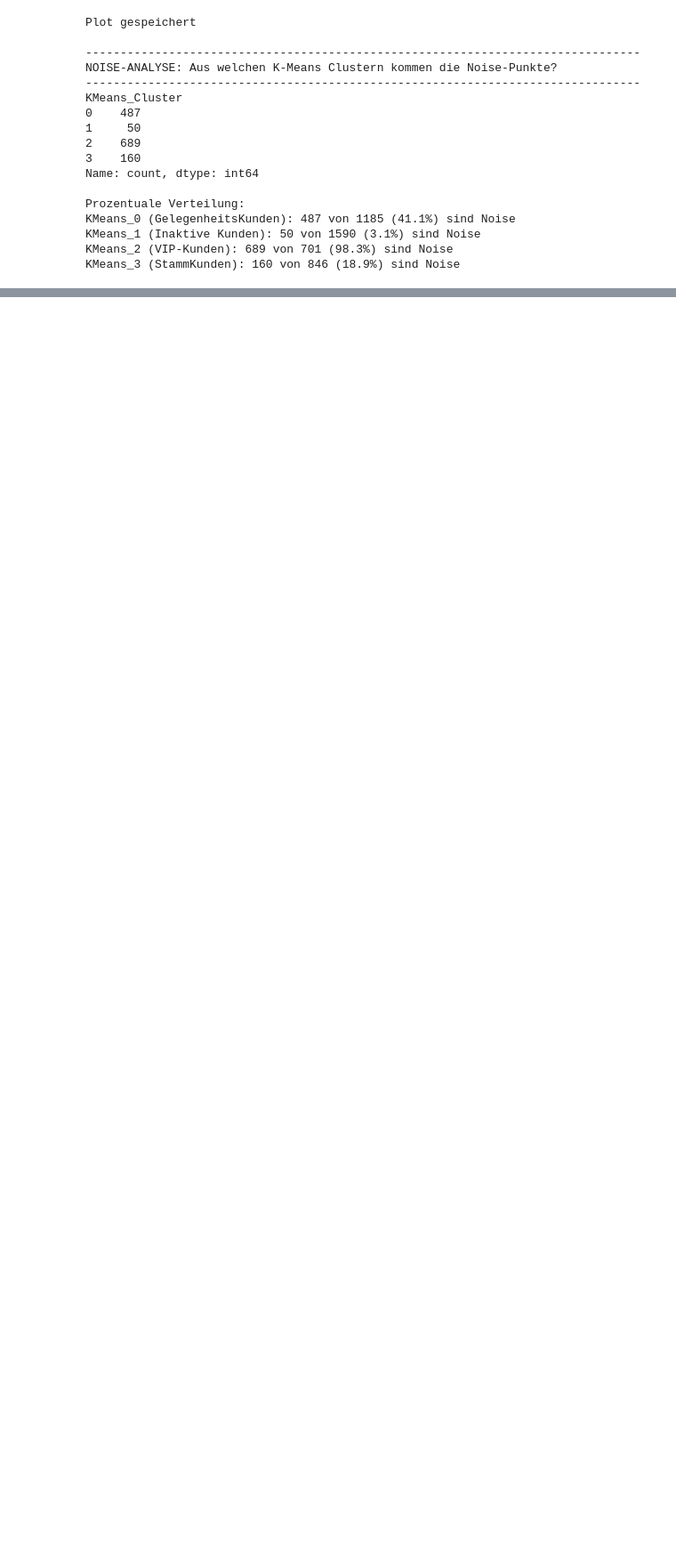
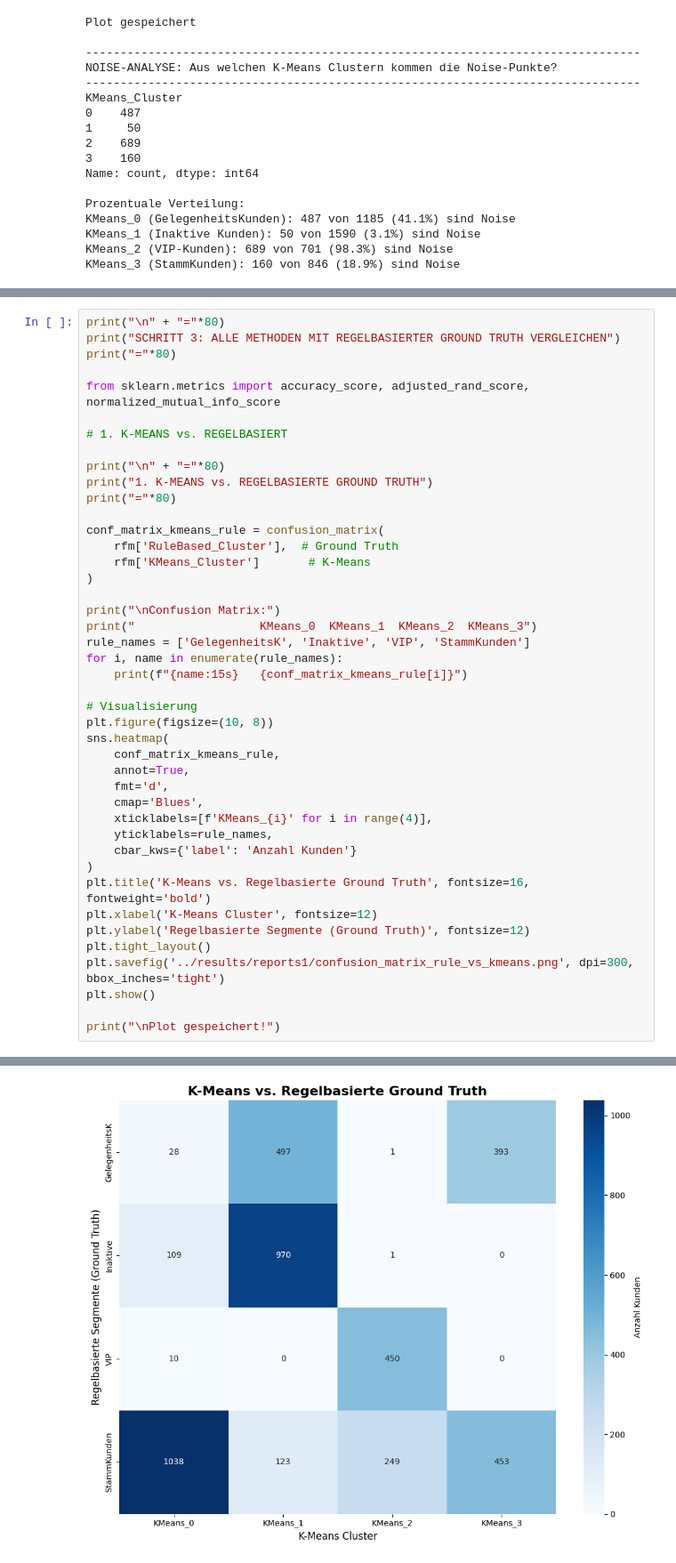
Before and after one commit to Zulkerr/kundensegmentierung-erst, a Jupyter notebook: notebooks/trainieren_und_test_daten.ipynb, the cells around one changed output, grey strips where cells are left out. Shown at 89% size. Cells and saved outputs as stored; diff of their text form; blank space fills up the shorter version.

```diff
--- a/notebooks/trainieren_und_test_daten.ipynb
+++ b/notebooks/trainieren_und_test_daten.ipynb
@@ -1344,0 +1588,44 @@ KMeans_3 (StammKunden): 160 von 846 (18.9%) sind Noise
+# %%
+print("\n" + "="*80)
+print("SCHRITT 3: ALLE METHODEN MIT REGELBASIERTER GROUND TRUTH VERGLEICHEN")
+print("="*80)
+
+from sklearn.metrics import accuracy_score, adjusted_rand_score, normalized_mutual_info_score
+
+# 1. K-MEANS vs. REGELBASIERT
+
+print("\n" + "="*80)
+print("1. K-MEANS vs. REGELBASIERTE GROUND TRUTH")
+print("="*80)
+
+conf_matrix_kmeans_rule = confusion_matrix(
+    rfm['RuleBased_Cluster'],  # Ground Truth
+    rfm['KMeans_Cluster']       # K-Means
+)
+
+print("\nConfusion Matrix:")
+print("                  KMeans_0  KMeans_1  KMeans_2  KMeans_3")
+rule_names = ['GelegenheitsK', 'Inaktive', 'VIP', 'StammKunden']
+for i, name in enumerate(rule_names):
+    print(f"{name:15s}   {conf_matrix_kmeans_rule[i]}")
+
+# Visualisierung
+plt.figure(figsize=(10, 8))
+sns.heatmap(
+    conf_matrix_kmeans_rule,
+    annot=True,
+    fmt='d',
+    cmap='Blues',
+    xticklabels=[f'KMeans_{i}' for i in range(4)],
+    yticklabels=rule_names,
+    cbar_kws={'label': 'Anzahl Kunden'}
+)
+plt.title('K-Means vs. Regelbasierte Ground Truth', fontsize=16, fontweight='bold')
+plt.xlabel('K-Means Cluster', fontsize=12)
+plt.ylabel('Regelbasierte Segmente (Ground Truth)', fontsize=12)
+plt.tight_layout()
+plt.savefig('../results/reports1/confusion_matrix_rule_vs_kmeans.png', dpi=300, bbox_inches='tight')
+plt.show()
+
+print("\nPlot gespeichert!")
+# %% [output]
@@ -1344,0 +1646 @@ KMeans_3 (StammKunden): 160 von 846 (18.9%) sind Noise
+[figure, added]
```
Also changed, not shown: parts of 10 cells of this notebook, 39 other files.
